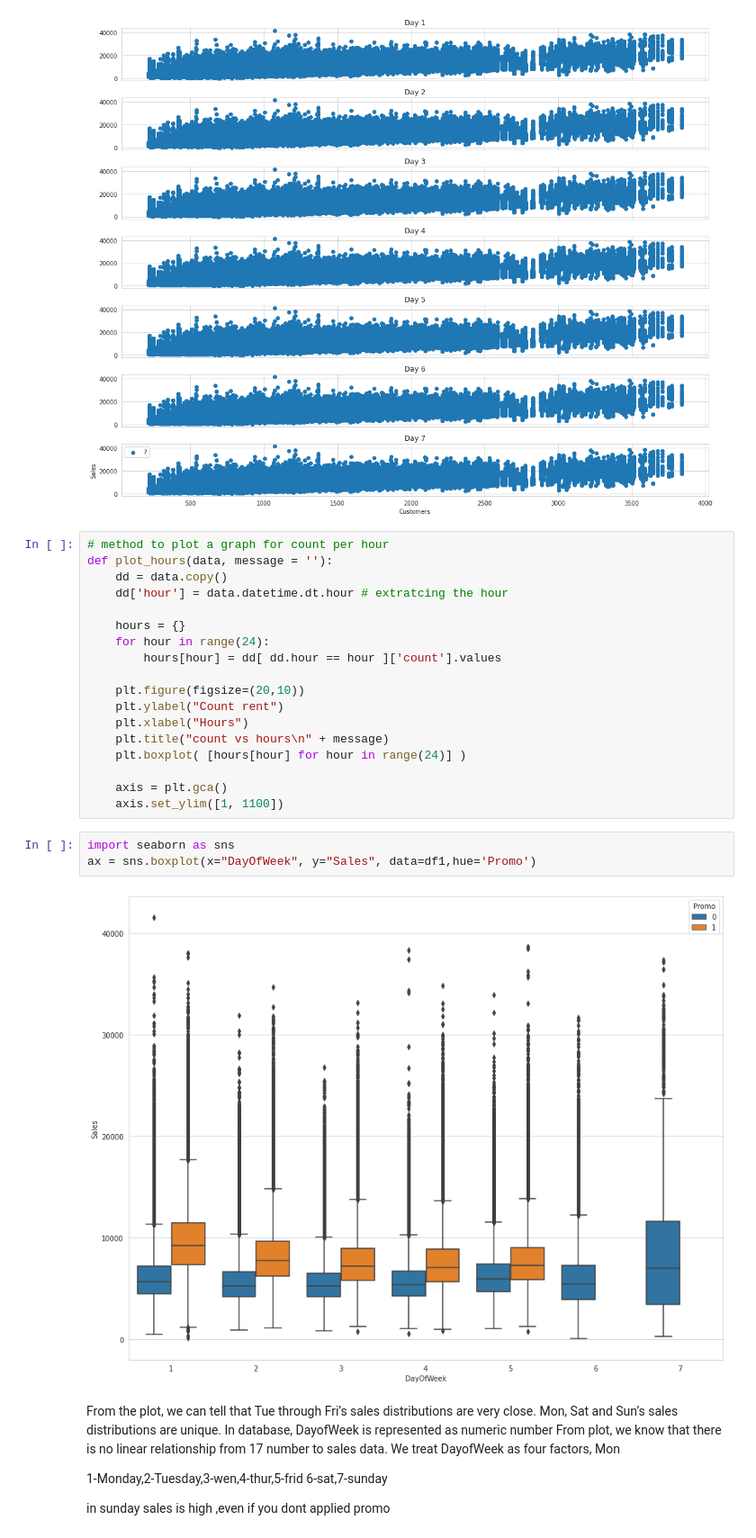
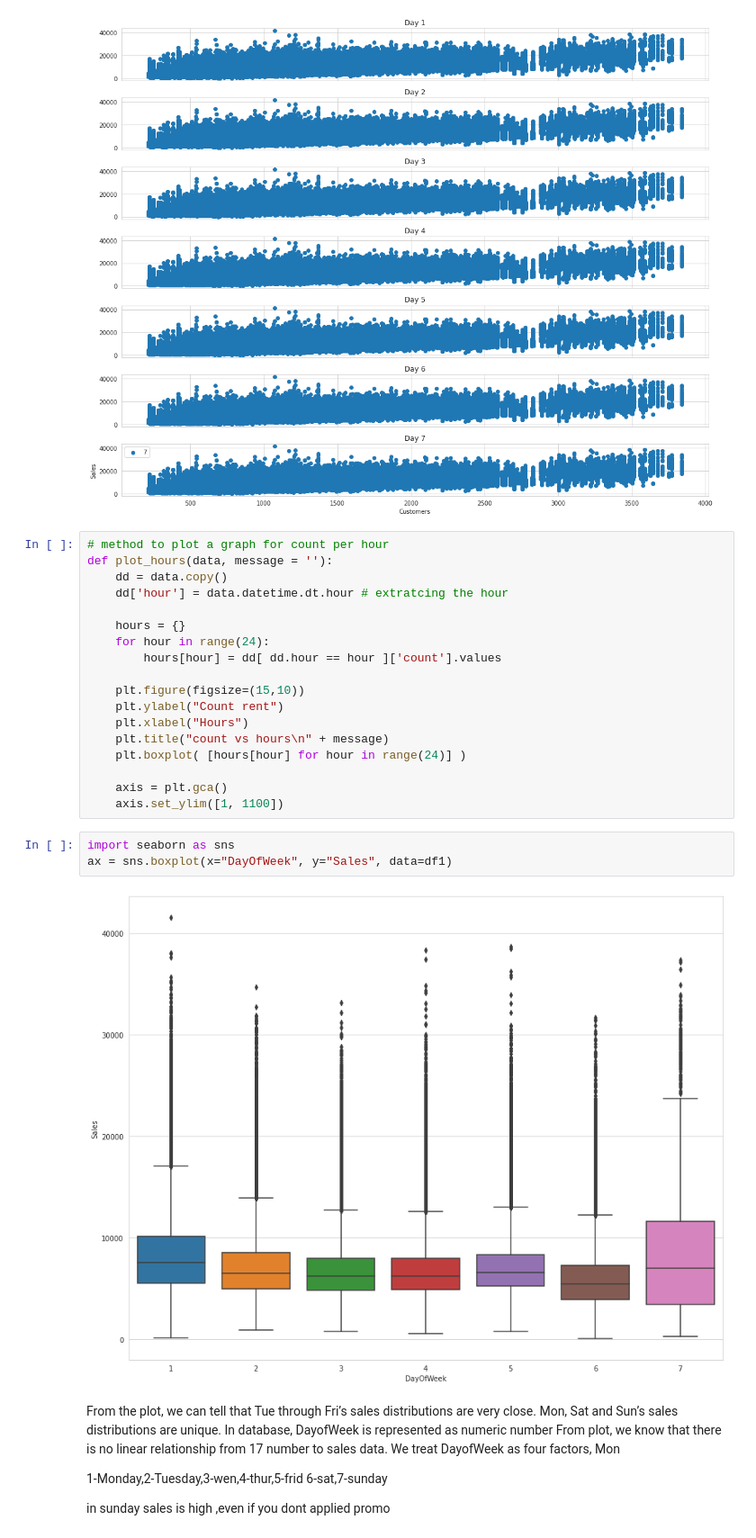
Before and after one commit to akashAD98/Rossmann-Sales-Prediction, a Jupyter notebook: Rossmann_Sales_Prediction_AD_New_.ipynb, the cells around one changed output. Shown at 90% size. Drawn from its saved outputs; the diff is of its cells as text.

```diff
--- a/Rossmann_Sales_Prediction_AD_New_.ipynb
+++ b/Rossmann_Sales_Prediction_AD_New_.ipynb
@@ -404,7 +391,7 @@ def plot_hours(data, message = ''):
     for hour in range(24):
         hours[hour] = dd[ dd.hour == hour ]['count'].values
 
-    plt.figure(figsize=(20,10))
+    plt.figure(figsize=(15,10))
     plt.ylabel("Count rent")
     plt.xlabel("Hours")
     plt.title("count vs hours\n" + message)
@@ -414,9 +401,9 @@ def plot_hours(data, message = ''):
     axis.set_ylim([1, 1100])
 # %%
 import seaborn as sns
-ax = sns.boxplot(x="DayOfWeek", y="Sales", data=df1,hue='Promo')
+ax = sns.boxplot(x="DayOfWeek", y="Sales", data=df1)
 # %% [output]
-[figure, old version]
+[figure, new version]
 # %% [markdown]
 From the plot, we can tell that Tue through Fri’s sales distributions are very close. Mon, Sat and Sun’s sales distributions are unique. In database, DayofWeek is represented as numeric number From plot, we know that there is no linear relationship from 1­7 number to sales data. We treat DayofWeek as four factors, Mon
 
```
Also changed, not shown: parts of 28 cells of this notebook.
